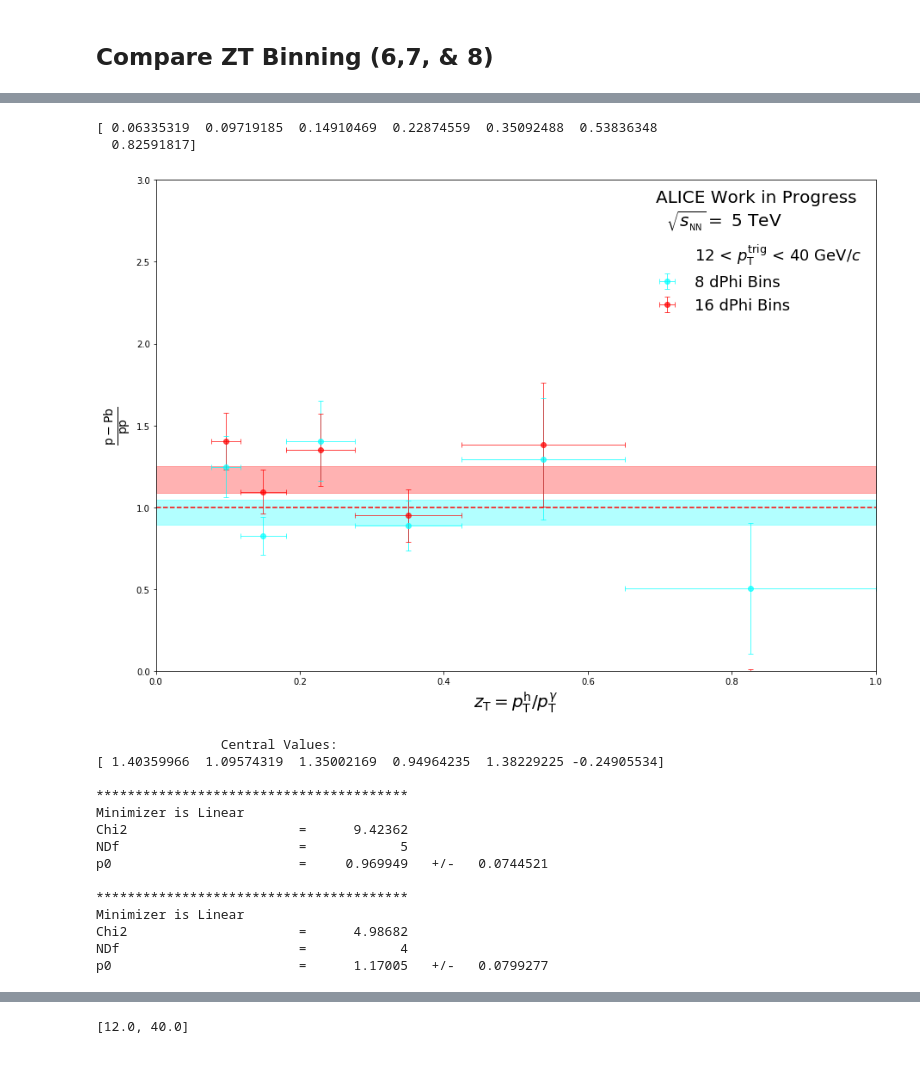
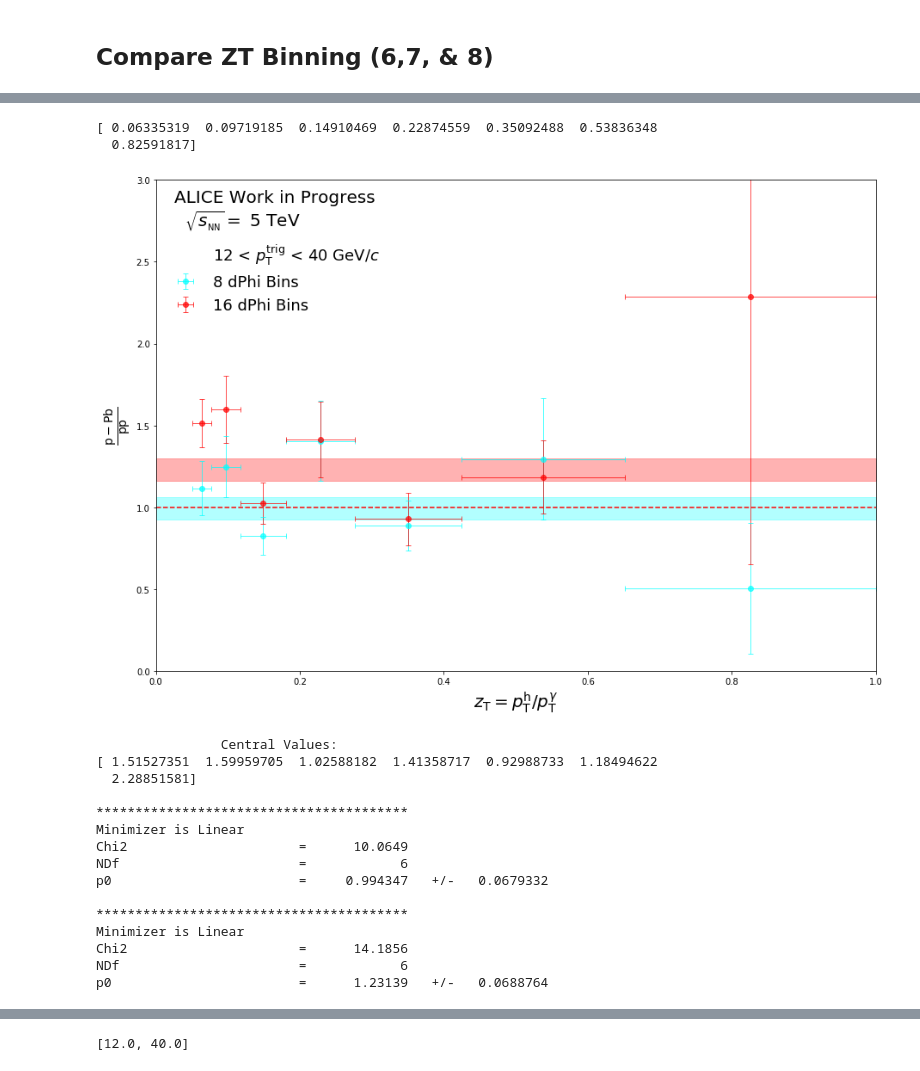
Before and after one commit to ftoralesacosta/GH_Correlations, a Jupyter notebook: Analysis_Notebooks/pythonic_correlations.ipynb, the cells around one changed output, grey strips where cells are left out. Cells and saved outputs as stored; diff of their text form; code cells hidden in the pictures.

```diff
--- a/Analysis_Notebooks/pythonic_correlations.ipynb
+++ b/Analysis_Notebooks/pythonic_correlations.ipynb
@@ -343,27 +368,28 @@ p0                        =     0.977427   +/-   0.0557256
 # %%
-strings = ["dPhi_Rebin_16","05zT"]
+strings = ["dPhi_Rebin_16","pT_Rebin_4"]
 string_descriptions = ["8 dPhi Bins", "16 dPhi Bins"]
 colors = ["cyan","red"]
 print(zT_centers)
 Compare_pp_pPB_Avg_Ratio_lists(strings, string_descriptions,colors,True)
 # %% [output]
 [ 0.06335319  0.09719185  0.14910469  0.22874559  0.35092488  0.53836348
   0.82591817]
-[figure, old version]
+[figure, new version]
                 Central Values:
-[ 1.40359966  1.09574319  1.35002169  0.94964235  1.38229225 -0.24905534]
+[ 1.51527351  1.59959705  1.02588182  1.41358717  0.92988733  1.18494622
+  2.28851581]
 
 ****************************************
 Minimizer is Linear
-Chi2                      =      9.42362
-NDf                       =            5
-p0                        =     0.969949   +/-   0.0744521
+Chi2                      =      10.0649
+NDf                       =            6
+p0                        =     0.994347   +/-   0.0679332
 
 ****************************************
 Minimizer is Linear
-Chi2                      =      4.98682
-NDf                       =            4
-p0                        =      1.17005   +/-   0.0799277
+Chi2                      =      14.1856
+NDf                       =            6
+p0                        =      1.23139   +/-   0.0688764
 # %%
 strings = ["pT_Rebin_4","pT_Rebin_4_Cut"]
 string_descriptions = ["12-40 GeV", "15-40 GeV"]
```
Also changed, not shown: parts of 23 cells of this notebook, 55 other files.
